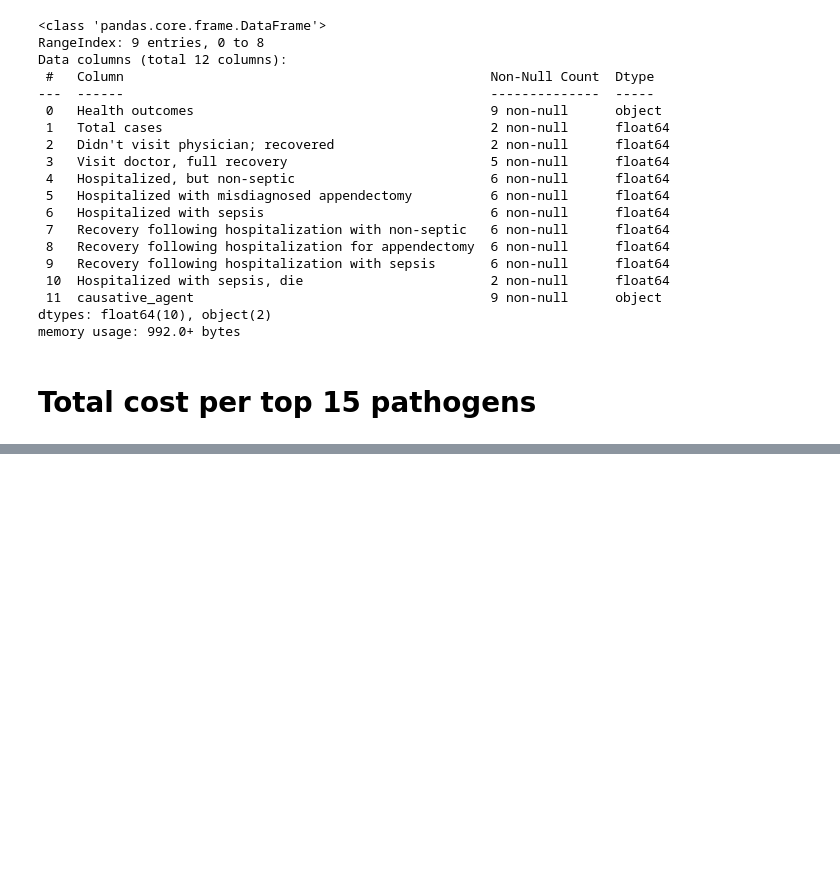
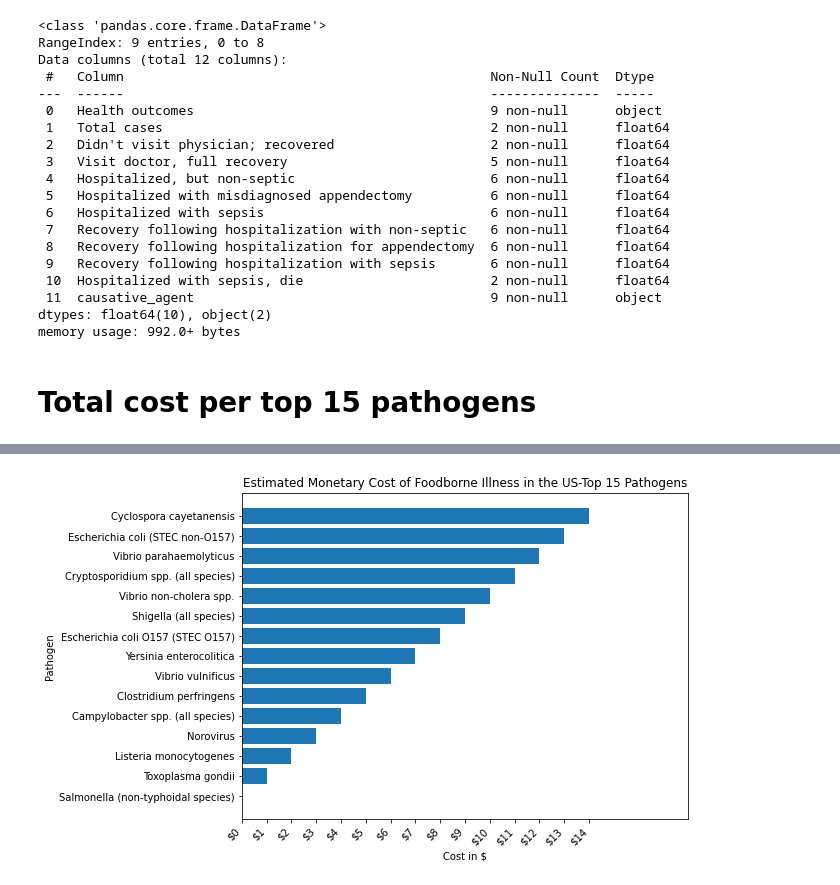
Before and after one commit to Aniastiti/Foodborne_Illness, a Jupyter notebook: notebooks/combined_coi.ipynb, the cells around one changed output, grey strips where cells are left out. Saved outputs shown, nothing was run; the diff lists cells and outputs as text; code cells hidden in the pictures; blank space fills up the shorter version.

```diff
--- a/notebooks/combined_coi.ipynb
+++ b/notebooks/combined_coi.ipynb
@@ -642,0 +644,8 @@ tcost_df
+# %%
+#tcost_df = tcost_df.drop(index=[15])
+#tcost_df = tcost_df.sort_values('Cost', ascending = False).reset_index(drop=True)
+tcostusd_df = tcost_df.copy()
+tcostusd_df['Cost'] = tcostusd_df['Cost'].apply(lambda x: '${:,.0f}'.format(x))
+#tcostusd_df[tcostusd_df.Cost[1:]] = tcostusd_df[tcostusd_df.Cost[1:]].replace('[\$,]', '', regex=True).astype(float)
+
+tcostusd_df
@@ -662,0 +731,16 @@ plt.title('Estimated Monetary Cost of Foodborne Illness in the US-Top 15 Pathoge
+# %%
+fig, ax = plt.subplots(figsize=(8, 6))
+# horizontal barplot with barh()
+ax.barh(tcostusd_df.Pathogen, tcostusd_df['Cost'])
+labels = ax.get_xticklabels()
+plt.setp(labels,
+     rotation=45,
+     horizontalalignment='right')
+ax.set(xlim=[0, 18],
+   xlabel='Cost in $',
+   ylabel='Pathogen',
+   title='Estimated Monetary Cost of Foodborne Illness in the US-Top 15 Pathogens')
+ax.xaxis.set_major_formatter('${x:1.0f}')
+#plt.savefig("barplot_with_dollar_ticks_formating_on_x_axis_Matplotlib_Python.png")
+# %% [output]
+[figure, added]
```
Also changed, not shown: parts of 10 cells of this notebook, 3 other files.
